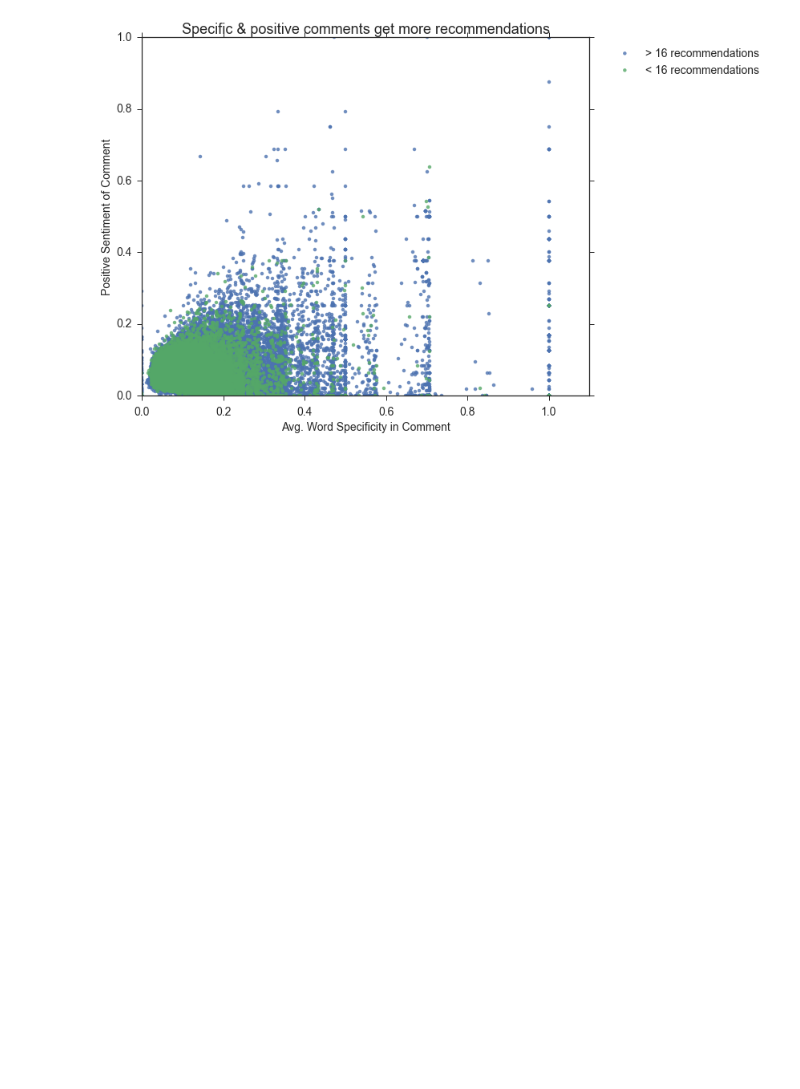
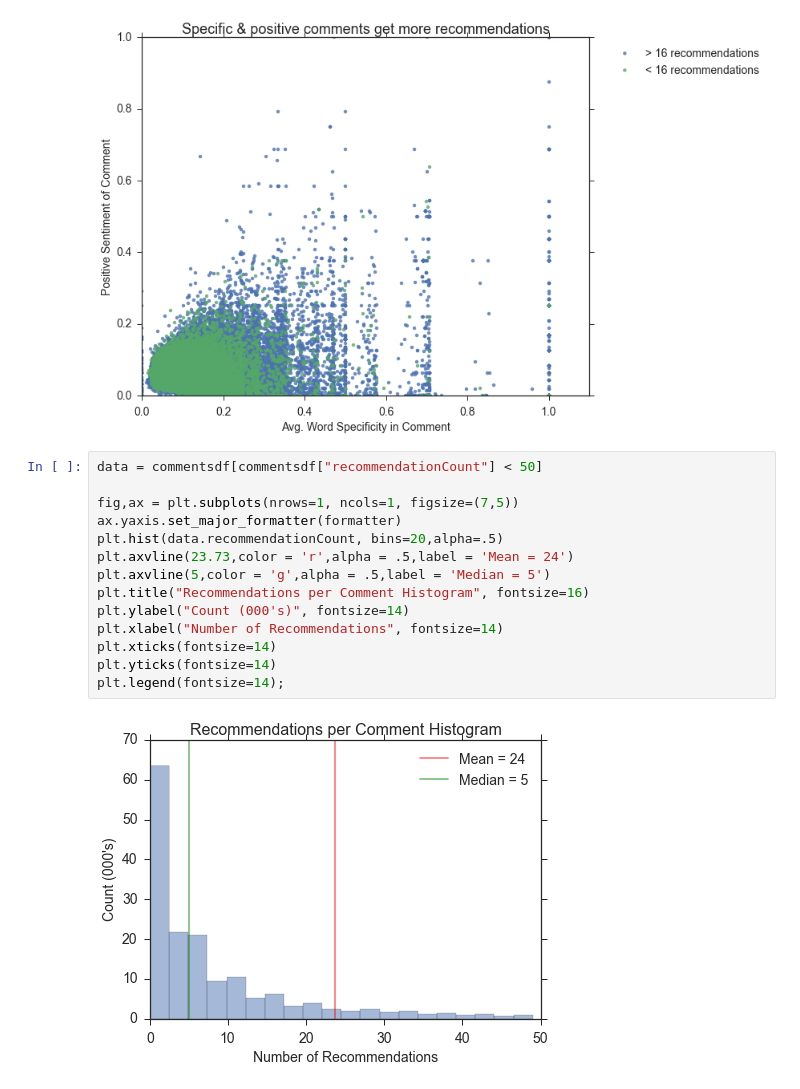
Before and after one commit to CS109-comment/NYTimes-Comment-Popularity-Prediction, a Jupyter notebook: IPython Process Notebook.ipynb, the cells around one changed output. Drawn from its saved outputs; the diff is of its cells as text; blank space fills up the shorter version.

```diff
--- a/IPython Process Notebook.ipynb
+++ b/IPython Process Notebook.ipynb
@@ -978,3 +980,19 @@ plt.xticks(fontsize=14)
 plt.yticks(fontsize=14);
 # %% [output]
 [figure]
+# %%
+data = commentsdf[commentsdf["recommendationCount"] < 50]
+
+fig,ax = plt.subplots(nrows=1, ncols=1, figsize=(7,5))
+ax.yaxis.set_major_formatter(formatter)
+plt.hist(data.recommendationCount, bins=20,alpha=.5)
+plt.axvline(23.73,color = 'r',alpha = .5,label = 'Mean = 24')
+plt.axvline(5,color = 'g',alpha = .5,label = 'Median = 5')
+plt.title("Recommendations per Comment Histogram", fontsize=16)
+plt.ylabel("Count (000's)", fontsize=14)
+plt.xlabel("Number of Recommendations", fontsize=14)
+plt.xticks(fontsize=14)
+plt.yticks(fontsize=14)
+plt.legend(fontsize=14);
+# %% [output]
+[figure, added]
```
Also changed, not shown: parts of 3 cells of this notebook.
